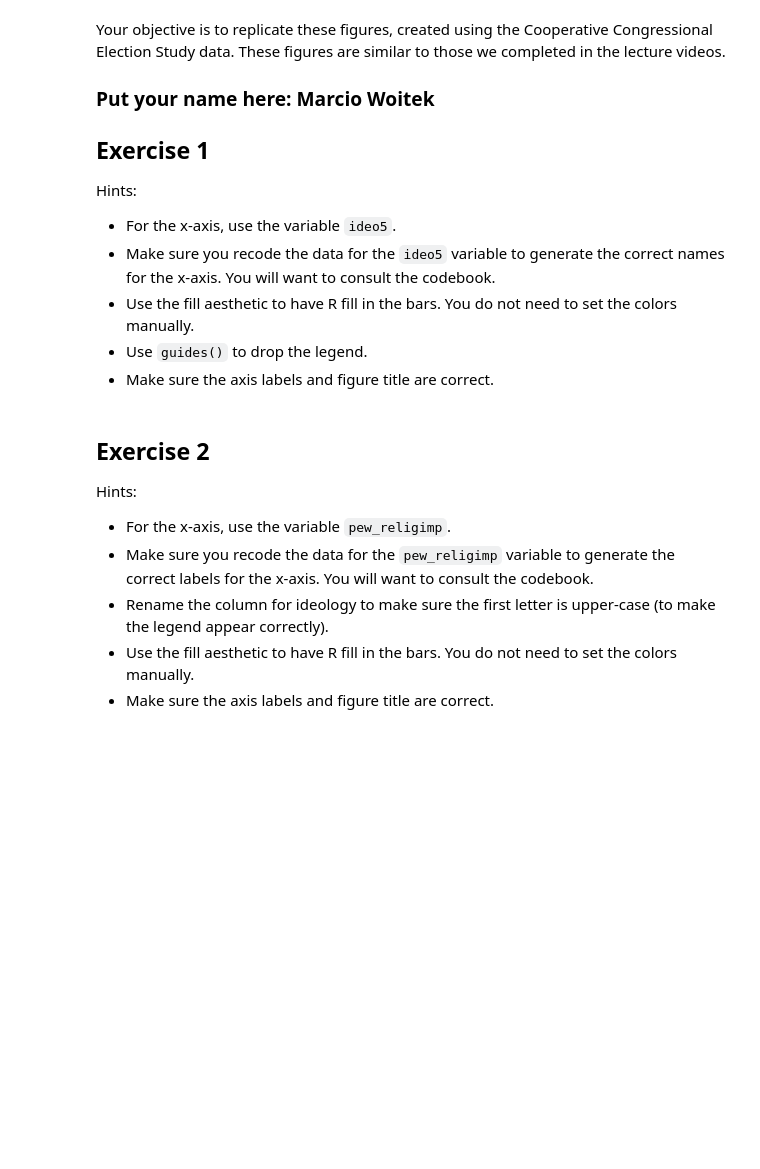
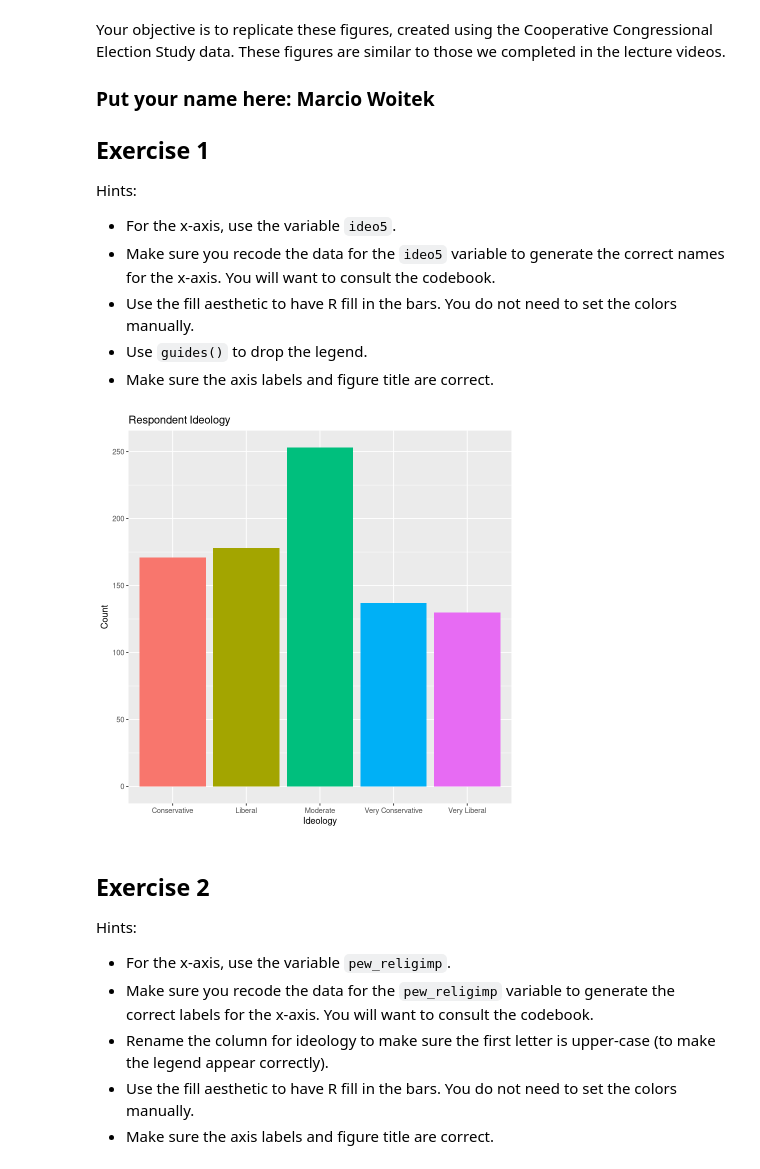
Before and after one commit to mwoitek/r-data-visualization-ggplot2, a Jupyter notebook: assignment_2/week_2_exercise.ipynb, the cells around one changed output. Saved outputs shown, nothing was run; the diff lists cells and outputs as text; code cells hidden in the pictures; blank space fills up the shorter version.

```diff
--- a/assignment_2/week_2_exercise.ipynb
+++ b/assignment_2/week_2_exercise.ipynb
@@ -23,5 +23,26 @@ Hints:
 * Use `guides()` to drop the legend.
 * Make sure the axis labels and figure title are correct.
+# %%
+# Get the data that matters for this exercise:
+data_plot_1 <- cces %>% select(ideo5)
+
+# Recode the `ideo5` variable:
+data_plot_1$ideo5 <- recode(
+    data_plot_1$ideo5,
+    `1` = "Very Liberal",
+    `2` = "Liberal",
+    `3` = "Moderate",
+    `4` = "Conservative",
+    `5` = "Very Conservative"
+)
+
+# Plot the figure:
+ggplot(data_plot_1, aes(x = ideo5, fill = ideo5)) +
+    geom_bar() +
+    labs(x = "Ideology", y = "Count", title = "Respondent Ideology") +
+    guides(fill = FALSE)
+# %% [output]
+[figure, added]
 # %% [markdown]
 ## Exercise 2
 
```
Also changed, not shown: parts of 2 cells of this notebook, 3 other files.
